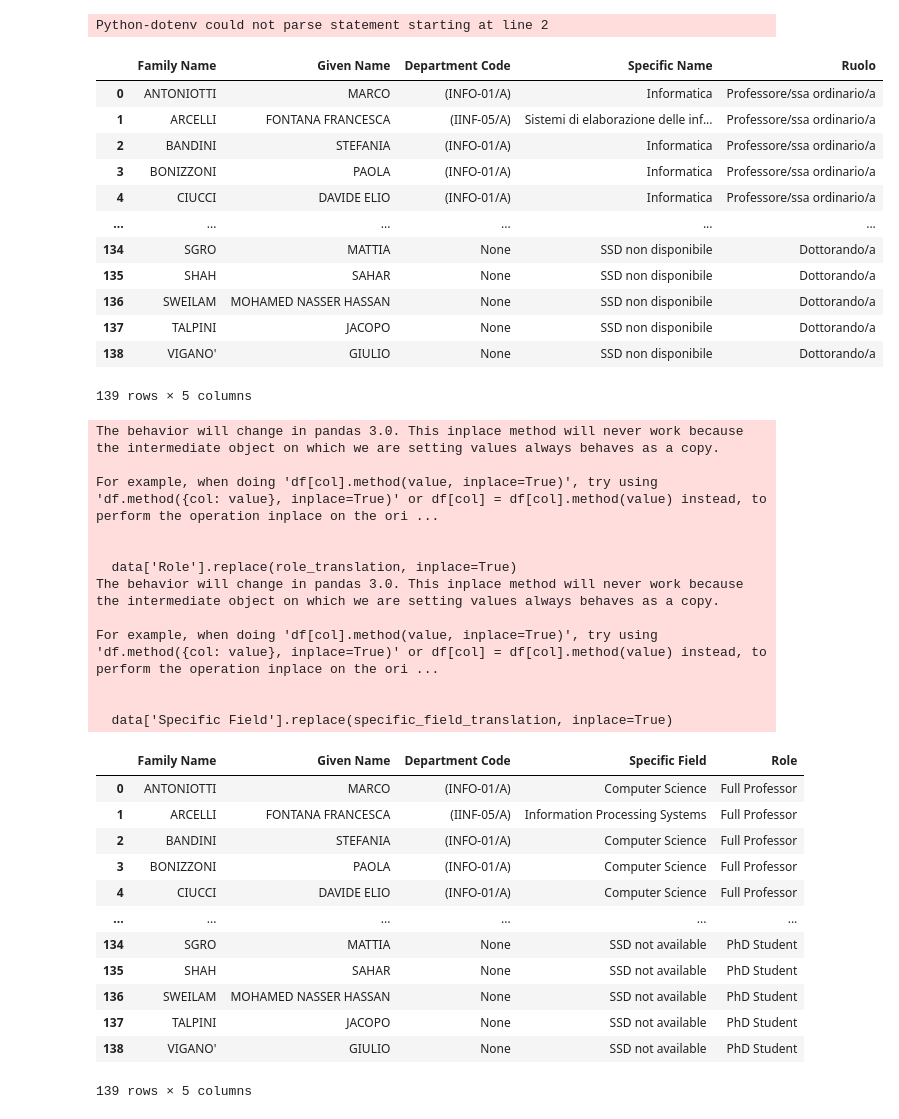
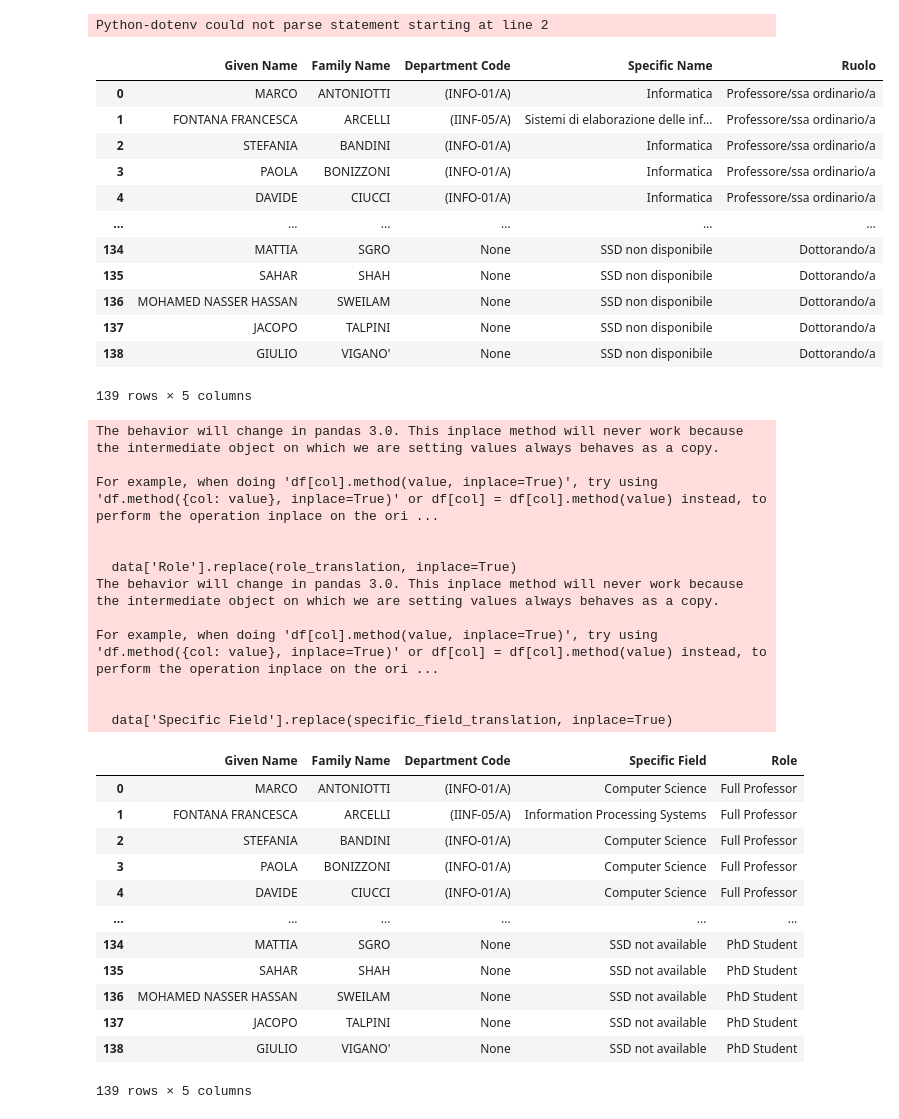
Before and after one commit to saraborello/UniMIB-ResearchGraph, a Jupyter notebook: notebooks/data_extraction/orcid_info_extraction.ipynb, the cells around one changed output. Cells and saved outputs as stored; diff of their text form; code cells hidden in the pictures.

Commit message:
Fixed collect_professor_data1 function

```diff
--- a/notebooks/data_extraction/orcid_info_extraction.ipynb
+++ b/notebooks/data_extraction/orcid_info_extraction.ipynb
@@ -11,30 +11,29 @@ Python-dotenv could not parse statement starting at line 2
 # %%
 #Refine raw dataset from scraping to Orcid extraction
 data = pd.read_csv('../../data/raw/staff_data.csv')
-names_split = data['Nome Completo'].str.split(' ', n=1, expand=True)
+names_split = data['Given Name'].str.split(' ', n=1, expand=True)
 
-data['Family Name'] = names_split[0]
-data['Given Name'] = names_split[1]
-
+data['Family Name'] = names_split[0].str.upper()
+data['Given Name'] = names_split[1].str.upper()
 data = data[['Family Name', 'Given Name', 'SSD', 'Ruolo']]
 data['SSD'] = data['SSD'].str.replace('SSD:', '', regex=False).str.strip()
 data[['Department Code', 'Specific Name']] = data['SSD'].apply(extract_department_and_name)
-data = data[['Family Name', 'Given Name', 'Department Code', 'Specific Name', 'Ruolo']]
+data = data[['Given Name','Family Name','Department Code', 'Specific Name', 'Ruolo']]
 
 data
 # %% [output]
-|  | Family Name | Given Name | Department Code | Specific Name | Ruolo |
-| 0 | ANTONIOTTI | MARCO | (INFO-01/A) | Informatica | Professore/ssa ordinario/a |
-| 1 | ARCELLI | FONTANA FRANCESCA | (IINF-05/A) | Sistemi di elaborazione delle inf... | Professore/ssa ordinario/a |
-| 2 | BANDINI | STEFANIA | (INFO-01/A) | Informatica | Professore/ssa ordinario/a |
-| 3 | BONIZZONI | PAOLA | (INFO-01/A) | Informatica | Professore/ssa ordinario/a |
-| 4 | CIUCCI | DAVIDE ELIO | (INFO-01/A) | Informatica | Professore/ssa ordinario/a |
+|  | Given Name | Family Name | Department Code | Specific Name | Ruolo |
+| 0 | MARCO | ANTONIOTTI | (INFO-01/A) | Informatica | Professore/ssa ordinario/a |
+| 1 | FONTANA FRANCESCA | ARCELLI | (IINF-05/A) | Sistemi di elaborazione delle inf... | Professore/ssa ordinario/a |
+| 2 | STEFANIA | BANDINI | (INFO-01/A) | Informatica | Professore/ssa ordinario/a |
+| 3 | PAOLA | BONIZZONI | (INFO-01/A) | Informatica | Professore/ssa ordinario/a |
+| 4 | DAVIDE | CIUCCI | (INFO-01/A) | Informatica | Professore/ssa ordinario/a |
 | ... | ... | ... | ... | ... | ... |
-| 134 | SGRO | MATTIA | None | SSD non disponibile | Dottorando/a |
-| 135 | SHAH | SAHAR | None | SSD non disponibile | Dottorando/a |
-| 136 | SWEILAM | MOHAMED NASSER HASSAN | None | SSD non disponibile | Dottorando/a |
-| 137 | TALPINI | JACOPO | None | SSD non disponibile | Dottorando/a |
-| 138 | VIGANO' | GIULIO | None | SSD non disponibile | Dottorando/a |
+| 134 | MATTIA | SGRO | None | SSD non disponibile | Dottorando/a |
+| 135 | SAHAR | SHAH | None | SSD non disponibile | Dottorando/a |
+| 136 | MOHAMED NASSER HASSAN | SWEILAM | None | SSD non disponibile | Dottorando/a |
+| 137 | JACOPO | TALPINI | None | SSD non disponibile | Dottorando/a |
+| 138 | GIULIO | VIGANO' | None | SSD non disponibile | Dottorando/a |
 139 rows × 5 columns
 # %%
 #Traslating Informations
@@ -73,18 +72,18 @@ For example, when doing 'df[col].method(value, inplace=True)', try using 'df.met
 
 
   data['Specific Field'].replace(specific_field_translation, inplace=True)
-|  | Family Name | Given Name | Department Code | Specific Field | Role |
-| 0 | ANTONIOTTI | MARCO | (INFO-01/A) | Computer Science | Full Professor |
-| 1 | ARCELLI | FONTANA FRANCESCA | (IINF-05/A) | Information Processing Systems | Full Professor |
-| 2 | BANDINI | STEFANIA | (INFO-01/A) | Computer Science | Full Professor |
-| 3 | BONIZZONI | PAOLA | (INFO-01/A) | Computer Science | Full Professor |
-| 4 | CIUCCI | DAVIDE ELIO | (INFO-01/A) | Computer Science | Full Professor |
+|  | Given Name | Family Name | Department Code | Specific Field | Role |
+| 0 | MARCO | ANTONIOTTI | (INFO-01/A) | Computer Science | Full Professor |
+| 1 | FONTANA FRANCESCA | ARCELLI | (IINF-05/A) | Information Processing Systems | Full Professor |
+| 2 | STEFANIA | BANDINI | (INFO-01/A) | Computer Science | Full Professor |
+| 3 | PAOLA | BONIZZONI | (INFO-01/A) | Computer Science | Full Professor |
+| 4 | DAVIDE | CIUCCI | (INFO-01/A) | Computer Science | Full Professor |
 | ... | ... | ... | ... | ... | ... |
-| 134 | SGRO | MATTIA | None | SSD not available | PhD Student |
-| 135 | SHAH | SAHAR | None | SSD not available | PhD Student |
-| 136 | SWEILAM | MOHAMED NASSER HASSAN | None | SSD not available | PhD Student |
-| 137 | TALPINI | JACOPO | None | SSD not available | PhD Student |
-| 138 | VIGANO' | GIULIO | None | SSD not available | PhD Student |
+| 134 | MATTIA | SGRO | None | SSD not available | PhD Student |
+| 135 | SAHAR | SHAH | None | SSD not available | PhD Student |
+| 136 | MOHAMED NASSER HASSAN | SWEILAM | None | SSD not available | PhD Student |
+| 137 | JACOPO | TALPINI | None | SSD not available | PhD Student |
+| 138 | GIULIO | VIGANO' | None | SSD not available | PhD Student |
 139 rows × 5 columns
 # %%
 # Retriving data
```
Also changed, not shown: parts of 8 cells of this notebook, 4 other files.
